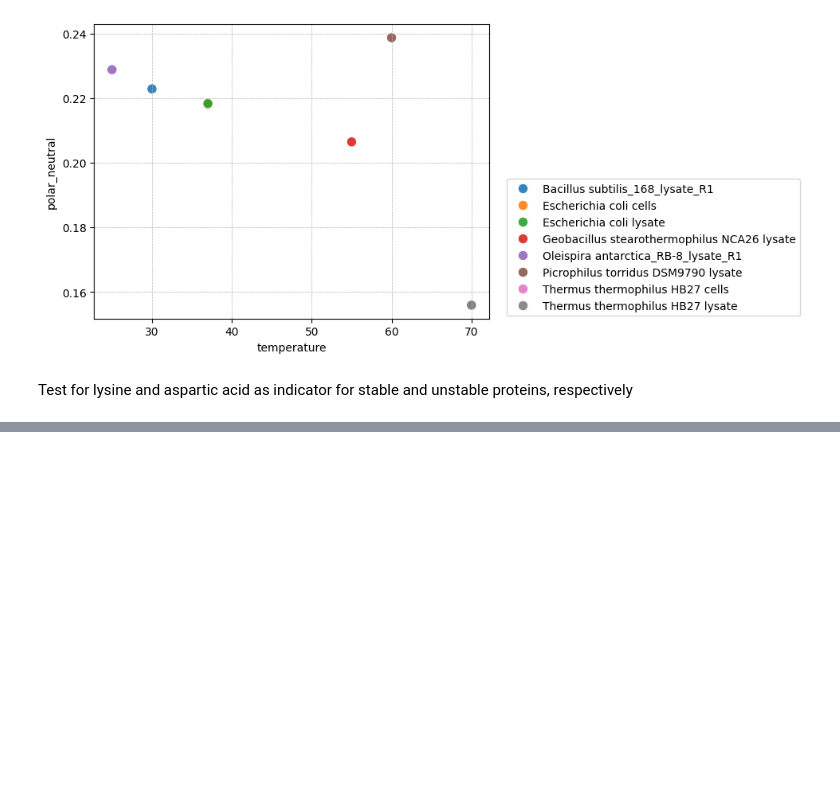
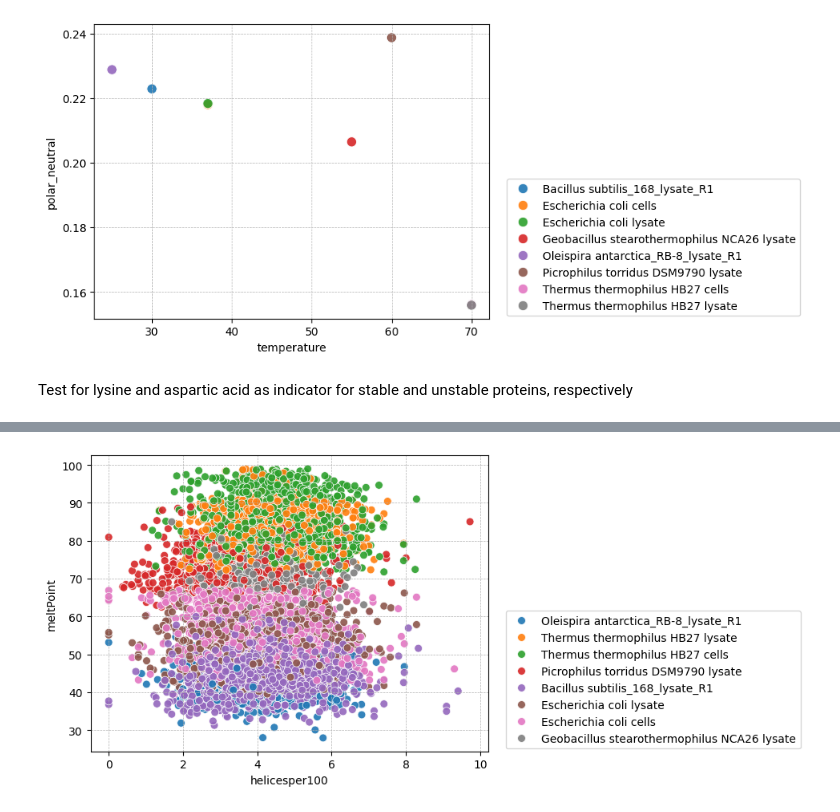
Before and after one commit to datascience-mobi-2024/topic04_02, a Jupyter notebook: Prokaryotes_project.ipynb, the cells around one changed output, grey strips where cells are left out. Drawn from its saved outputs; the diff is of its cells as text; code cells hidden in the pictures; blank space fills up the shorter version.

```diff
--- a/Prokaryotes_project.ipynb
+++ b/Prokaryotes_project.ipynb
@@ -199,0 +286,7 @@ for n in range(len(prokaryotes)):
+# %%
+sns.scatterplot(data = prokaryotes, x = 'helicesper100', y = 'meltPoint', hue = 'run_name', s= 50, alpha = 0.9)
+plt.legend(loc= 'lower right', bbox_to_anchor=(1.8, -0.01))
+plt.grid(True, which='both', linestyle='--', linewidth=0.5)
+plt.show()
+# %% [output]
+[figure, added]
```
Also changed, not shown: parts of 15 cells of this notebook, 1 other file.
